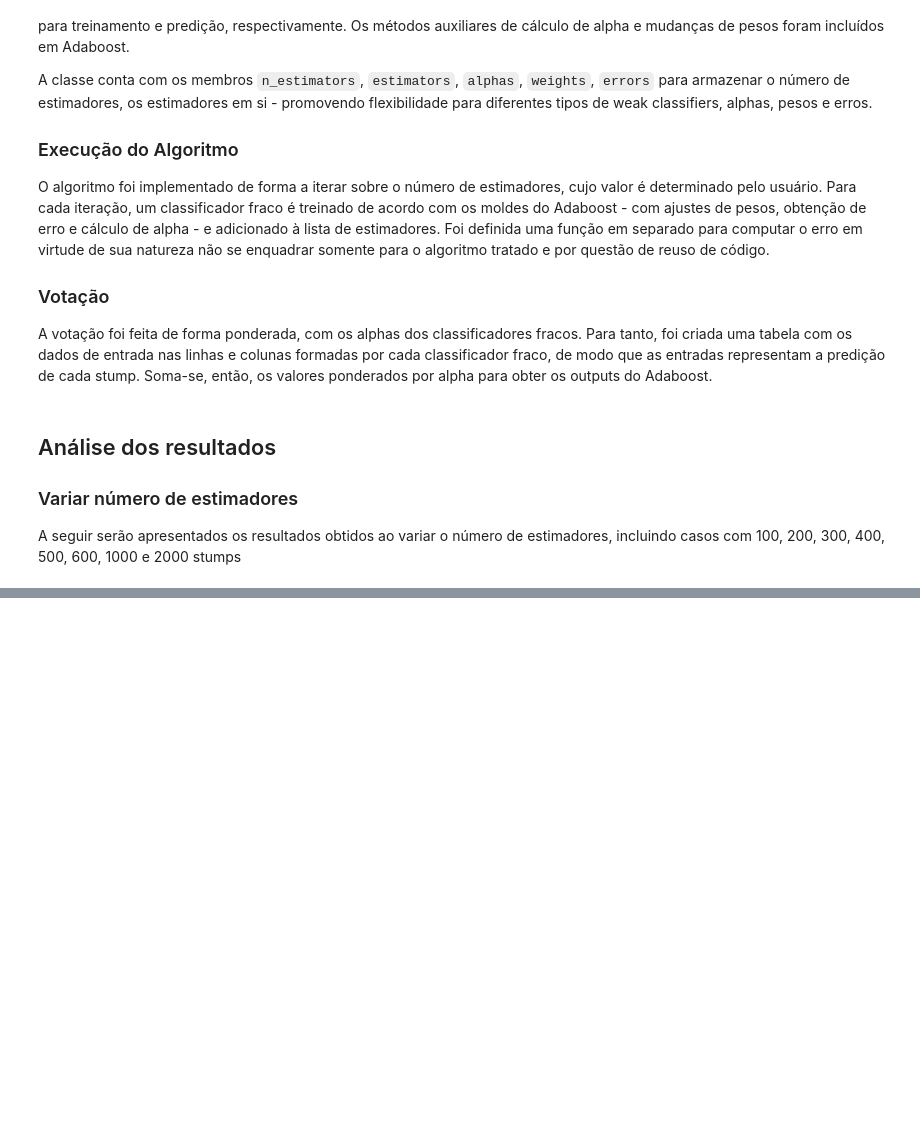
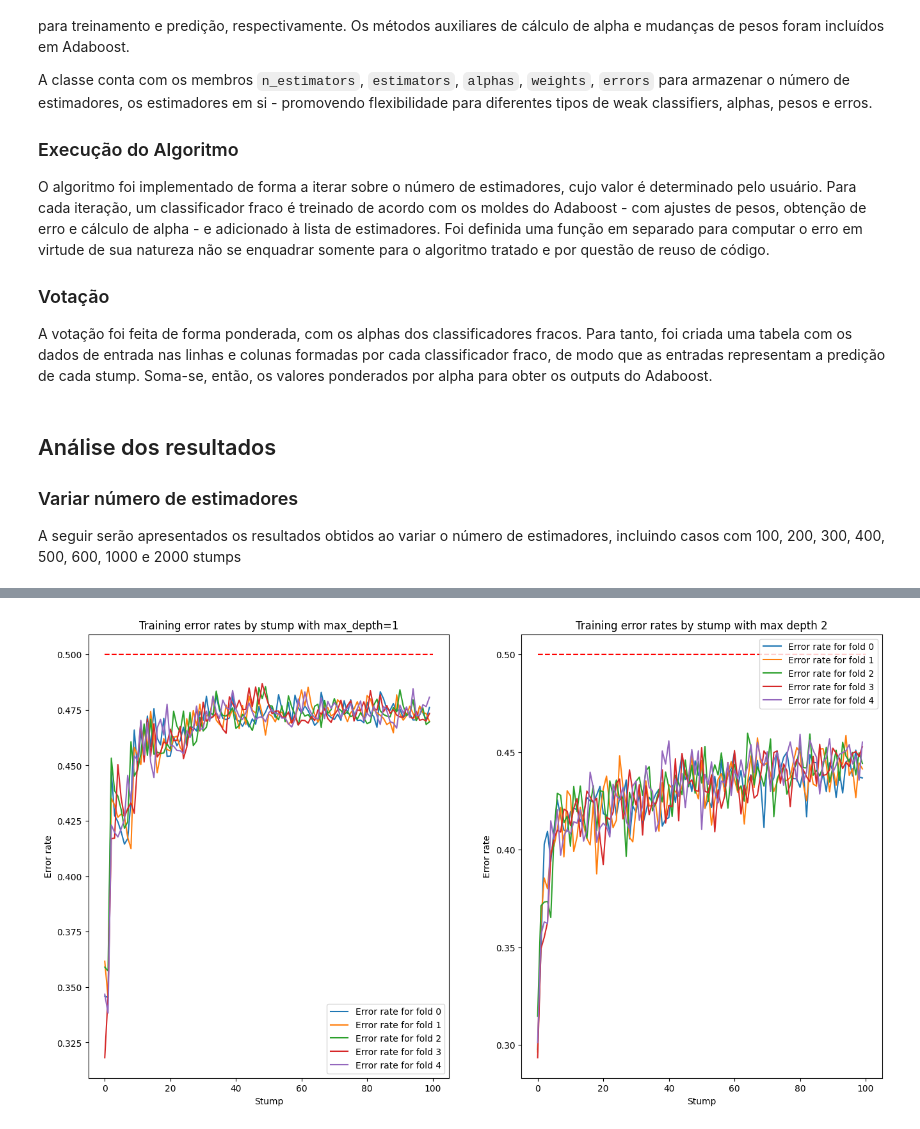
Before and after one commit to paduathiago/boosting_algorithm, a Jupyter notebook: tp2.ipynb, the cells around one changed output, grey strips where cells are left out. Cells and saved outputs as stored; diff of their text form; code cells hidden in the pictures; blank space fills up the shorter version.

```diff
--- a/tp2.ipynb
+++ b/tp2.ipynb
@@ -189,0 +215,48 @@ def computeErrors(X_train, X_test, y_train, y_test, nEstimators=100):
+# %%
+ada = AdaBoost()
+
+fig, ax = plt.subplots(1, 2, figsize=(16, 9))
+
+k = 5
+kf = KFold(n_splits=k, shuffle=True, random_state=42)
+accuracies = []
+
+
+for i, (train_index, test_index) in enumerate(kf.split(X, y)):
+    X_train, X_test = X.iloc[train_index], X.iloc[test_index]
+    y_train, y_test = y[train_index], y[test_index]
+
+    ada.fit(X_train, y_train)
+    y_pred = ada.predict(X_test)
+    accuracy = accuracy_score(y_test, y_pred)
+    ax[0].plot(ada.errors, label=f'Error rate for fold {i}')
+
+ax[0].hlines(0.5, 0, ada.nEstimators, colors = 'red', linestyles='dashed')
+ax[0].set_title('Training error rates by stump with max_depth=1')
+ax[0].set_xlabel('Stump')
+ax[0].set_ylabel('Error rate')
+
+ada = AdaBoost(DecisionTreeClassifier(max_depth=2))
+
+accuracies = []
+
+for i, (train_index, test_index) in enumerate(kf.split(X, y)):
+    X_train, X_test = X.iloc[train_index], X.iloc[test_index]
+    y_train, y_test = y[train_index], y[test_index]
+
+    ada.fit(X_train, y_train)
+    y_pred = ada.predict(X_test)
+    accuracy = accuracy_score(y_test, y_pred)
+    ax[1].plot(ada.errors, label=f'Error rate for fold {i}')
+
+ax[1].hlines(0.5, 0, ada.nEstimators, colors = 'red', linestyles='dashed')
+
+ax[1].set_title('Training error rates by stump with max depth 2')
+ax[1].set_xlabel('Stump')
+ax[1].set_ylabel('Error rate')
+
+ax[0].legend()
+ax[1].legend()
+plt.show()
+# %% [output]
+[figure, added]
```
Also changed, not shown: parts of 21 cells of this notebook.
